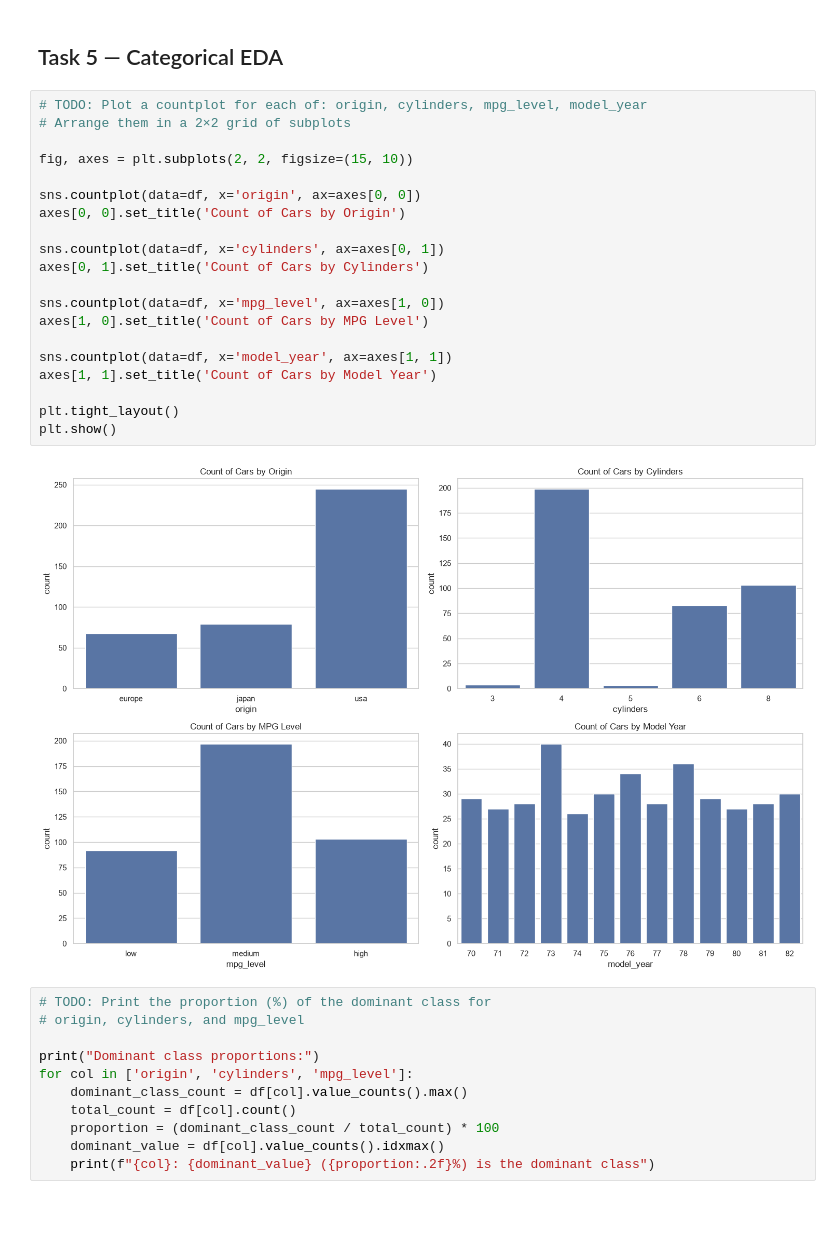
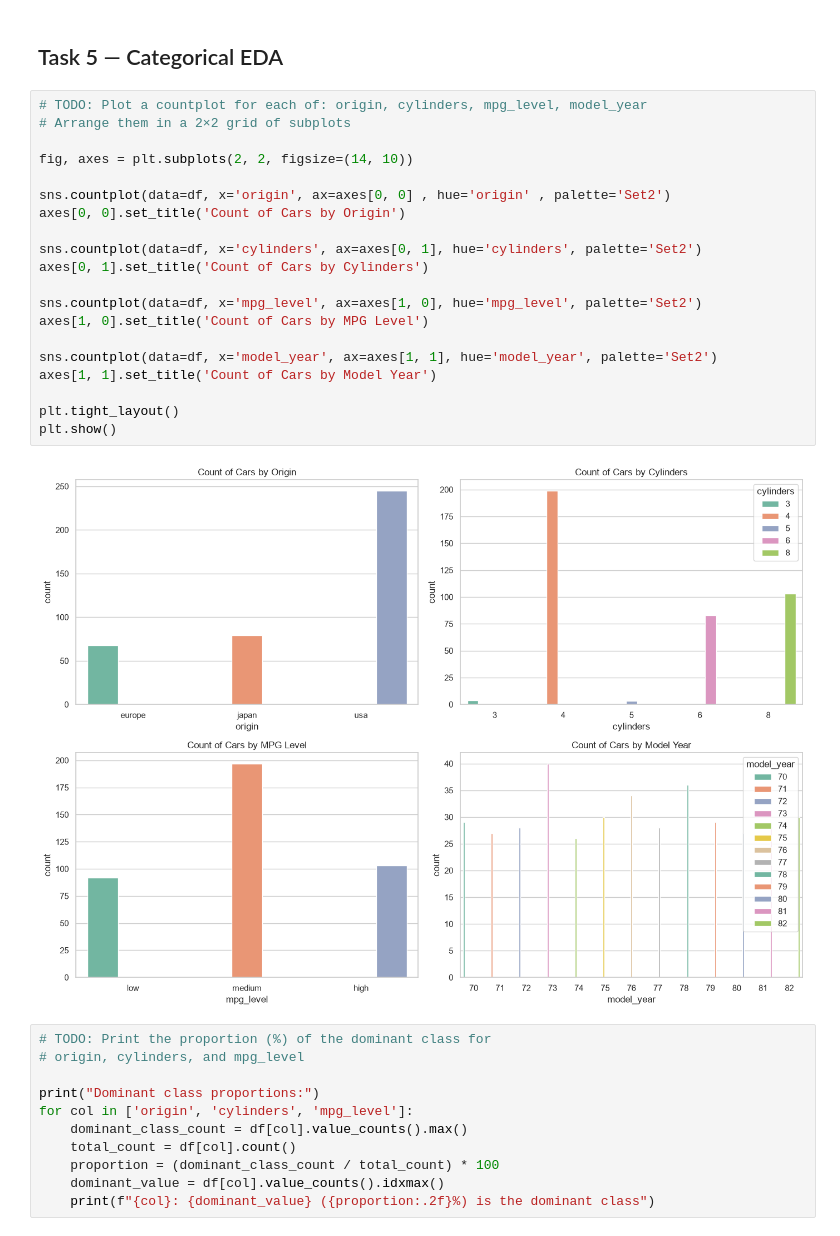
Before and after one commit to Alishahzad0098/Netsol-Tasks, a Jupyter notebook: Explotatory Data Analysis.ipynb, the cells around one changed output. Saved outputs shown, nothing was run; the diff lists cells and outputs as text; blank space fills up the shorter version.

```diff
--- a/Explotatory Data Analysis.ipynb
+++ b/Explotatory Data Analysis.ipynb
@@ -223,25 +223,25 @@ Name: count, dtype: int64
 # %%
 # TODO: Plot a countplot for each of: origin, cylinders, mpg_level, model_year
 # Arrange them in a 2×2 grid of subplots
 
-fig, axes = plt.subplots(2, 2, figsize=(15, 10))
+fig, axes = plt.subplots(2, 2, figsize=(14, 10))
 
-sns.countplot(data=df, x='origin', ax=axes[0, 0])
+sns.countplot(data=df, x='origin', ax=axes[0, 0] , hue='origin' , palette='Set2')
 axes[0, 0].set_title('Count of Cars by Origin')
 
-sns.countplot(data=df, x='cylinders', ax=axes[0, 1])
+sns.countplot(data=df, x='cylinders', ax=axes[0, 1], hue='cylinders', palette='Set2')
 axes[0, 1].set_title('Count of Cars by Cylinders')
 
-sns.countplot(data=df, x='mpg_level', ax=axes[1, 0])
+sns.countplot(data=df, x='mpg_level', ax=axes[1, 0], hue='mpg_level', palette='Set2')
 axes[1, 0].set_title('Count of Cars by MPG Level')
 
-sns.countplot(data=df, x='model_year', ax=axes[1, 1])
+sns.countplot(data=df, x='model_year', ax=axes[1, 1], hue='model_year', palette='Set2')
 axes[1, 1].set_title('Count of Cars by Model Year')
 
 plt.tight_layout()
 plt.show()
 # %% [output]
-[figure, old version]
+[figure, new version]
 # %%
 # TODO: Print the proportion (%) of the dominant class for
 # origin, cylinders, and mpg_level
```
Also changed, not shown: parts of 6 cells of this notebook.
